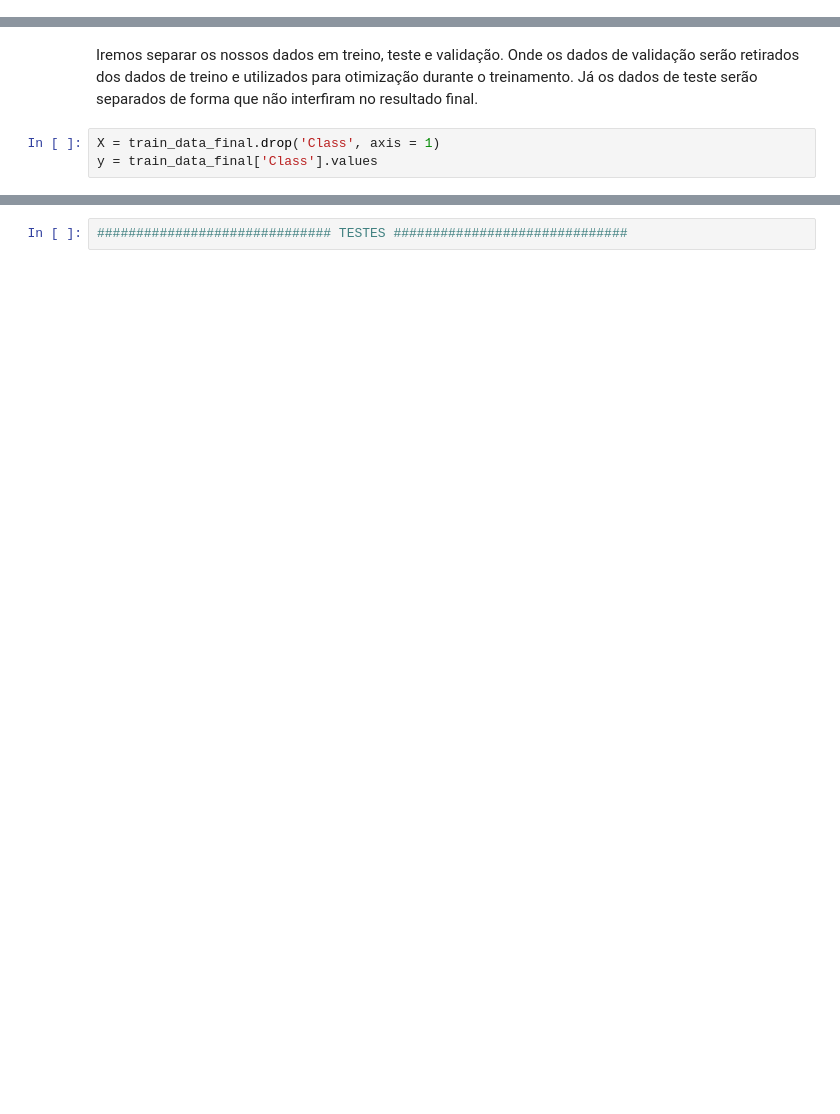
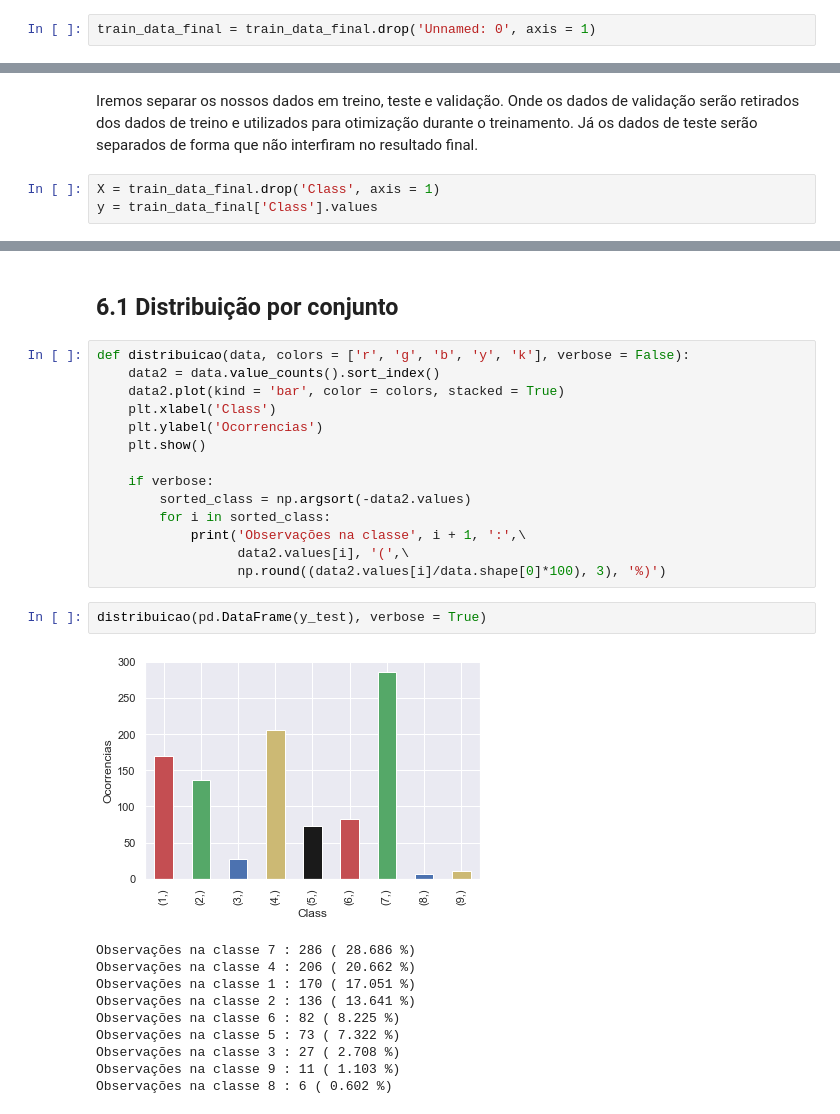
Before and after one commit to Herikc2/Medicina-Personalizada-Redefinindo-Tratamento-de-Cancer, a Jupyter notebook: Medicina_Personalizada.ipynb, the cells around one changed output, grey strips where cells are left out. Drawn from its saved outputs; the diff is of its cells as text; blank space fills up the shorter version.

```diff
--- a/Medicina_Personalizada.ipynb
+++ b/Medicina_Personalizada.ipynb
@@ -552,0 +557,2 @@ else:
+# %%
+train_data_final = train_data_final.drop('Unnamed: 0', axis = 1)
@@ -571,2 +587,29 @@ Observaçoes em cross validation:  465
-# %%
-############################## TESTES ##############################
+# %% [markdown]
+## 6.1 Distribuição por conjunto
+# %%
+def distribuicao(data, colors = ['r', 'g', 'b', 'y', 'k'], verbose = False):
+    data2 = data.value_counts().sort_index()
+    data2.plot(kind = 'bar', color = colors, stacked = True)
+    plt.xlabel('Class')
+    plt.ylabel('Ocorrencias')
+    plt.show()
+
+    if verbose:
+        sorted_class = np.argsort(-data2.values)
+        for i in sorted_class:
+            print('Observações na classe', i + 1, ':',\
+                  data2.values[i], '(',\
+                  np.round((data2.values[i]/data.shape[0]*100), 3), '%)')
+# %%
+distribuicao(pd.DataFrame(y_test), verbose = True)
+# %% [output]
+[figure, added]
+Observações na classe 7 : 286 ( 28.686 %)
+Observações na classe 4 : 206 ( 20.662 %)
+Observações na classe 1 : 170 ( 17.051 %)
+Observações na classe 2 : 136 ( 13.641 %)
+Observações na classe 6 : 82 ( 8.225 %)
+Observações na classe 5 : 73 ( 7.322 %)
+Observações na classe 3 : 27 ( 2.708 %)
+Observações na classe 9 : 11 ( 1.103 %)
+Observações na classe 8 : 6 ( 0.602 %)
```
Also changed, not shown: parts of 21 cells of this notebook, 1 other file.
